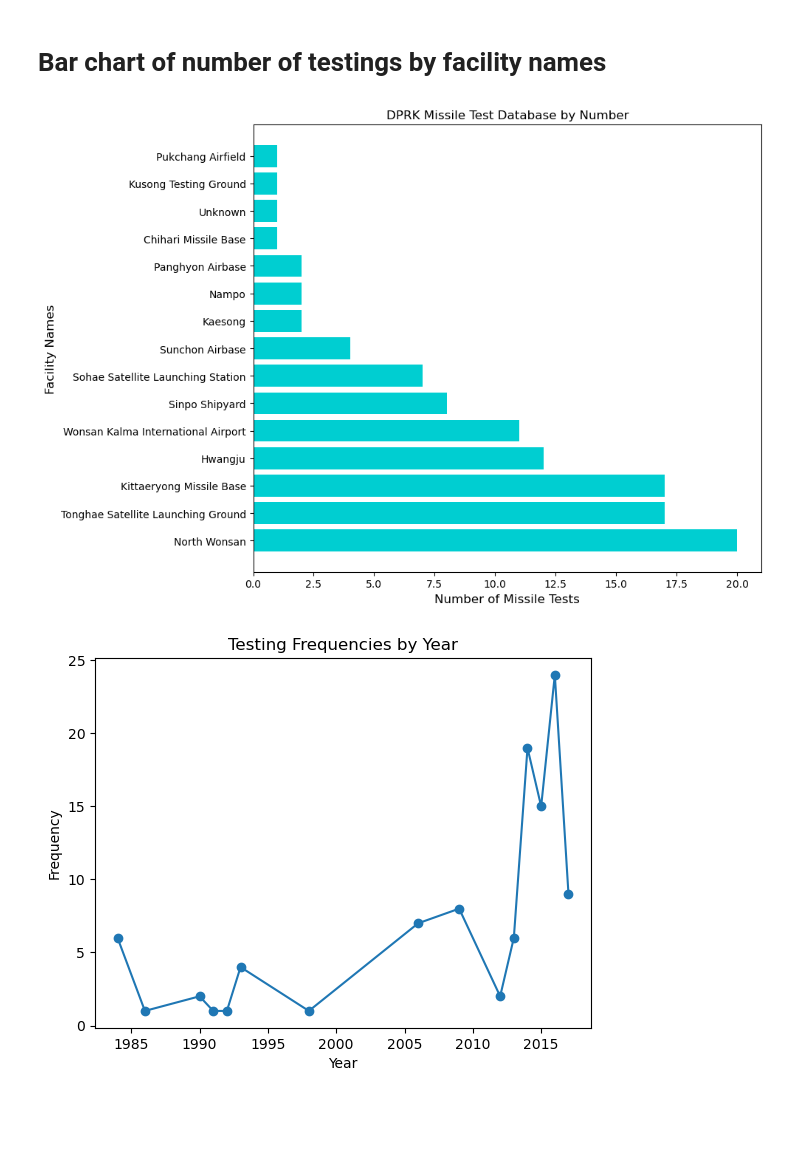
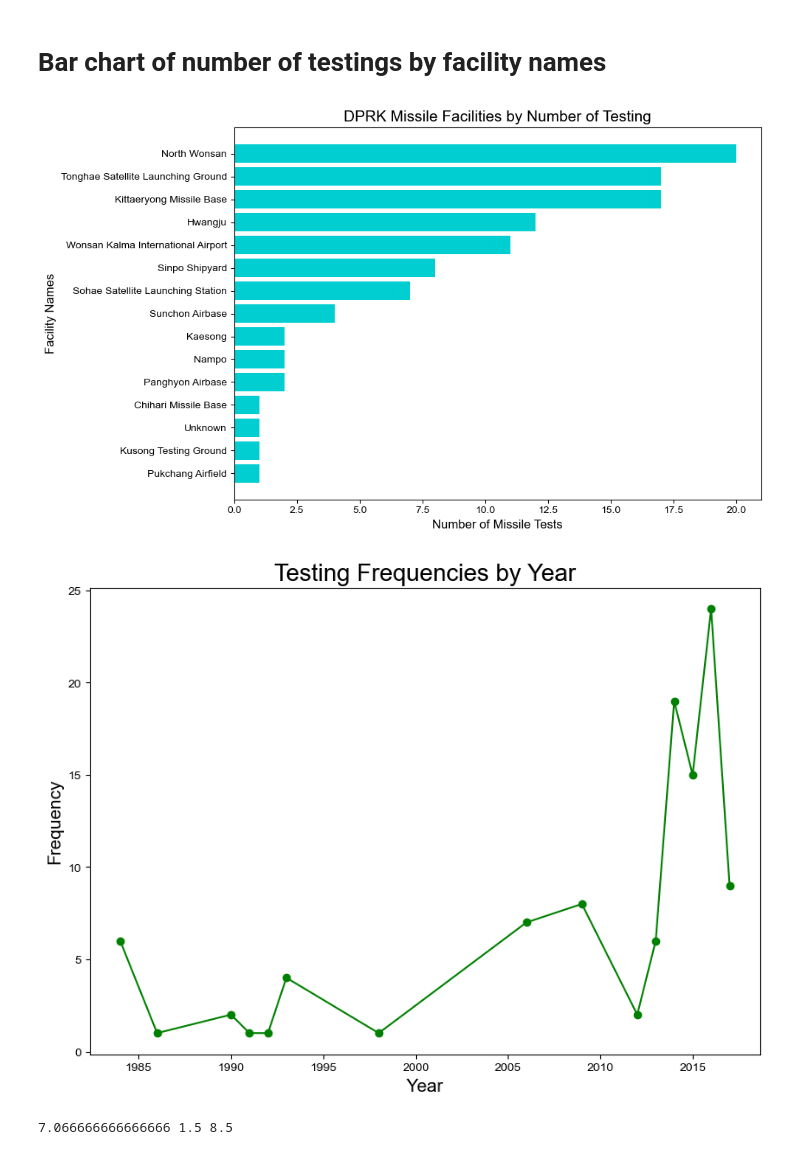
Before and after one commit to mesege1/dprk_missile_stats, a Jupyter notebook: nk_missiles.ipynb, the cells around one changed output. Cells and saved outputs as stored; diff of their text form; code cells hidden in the pictures; blank space fills up the shorter version.

```diff
--- a/nk_missiles.ipynb
+++ b/nk_missiles.ipynb
@@ -93,16 +80,21 @@ Name: Facility Name, dtype: int64
 # %% [markdown]
 # Bar chart of number of testings by facility names
 # %%
-plt.figure(figsize=(10, 7))
+facility_frequencies = missile_stats['Facility Name'].value_counts()
 
-plt.barh(facility_frequencies.index, facility_frequencies.values, color ='#00CED1')
+plt.figure(figsize=(10, 6))
+
+facility_names_reversed = facility_frequencies.index[::-1]
+facility_counts_reversed = facility_frequencies.values[::-1]
+
+plt.barh(facility_names_reversed, facility_counts_reversed, color ='#00CED1')
 # Adding labels and title
 plt.tick_params(axis='x', labelsize=10)
 plt.xlabel('Number of Missile Tests', size=12)
 plt.ylabel('Facility Names', size = 12)
-plt.title('DPRK Missile Test Database by Number')
+plt.title('DPRK Missile Facilities by Number of Testing', size = 15)
 plt.xticks(rotation=0)
 plt.tight_layout()
 plt.show()
 # %% [output]
-[figure, old version]
+[figure, new version]
@@ -112,13 +106,15 @@ missile_stats['Year'] = pd.to_datetime(missile_stats['Date']).dt.year
 yearly_frequencies = missile_stats['Year'].value_counts().sort_index()
 
 yearly_frequencies = yearly_frequencies.sort_index()
+plt.figure(figsize=(10, 7))
+plt.plot(yearly_frequencies.index, yearly_frequencies.values, marker='o', color="green")
+plt.tick_params(axis='x', labelsize=10)
 
-plt.plot(yearly_frequencies.index, yearly_frequencies.values, marker='o')
+plt.xlabel('Year', size = 15)
+plt.ylabel('Frequency', size = 15)
+plt.title('Testing Frequencies by Year', size = 20)
 
-plt.xlabel('Year')
-plt.ylabel('Frequency')
-plt.title('Testing Frequencies by Year')
-
+#plt.tight_layout()
 plt.show()
 # %% [output]
-[figure, old version]
+[figure, new version]
@@ -131,0 +121,8 @@ missile_stats['Frequencies'] = missile_stats['Facility Name'].map(facility_frequ
+# %%
+average = yearly_frequencies.mean()
+q1 = yearly_frequencies.quantile(0.25)
+q3 = yearly_frequencies.quantile(0.75)
+
+print(average, q1, q3)
+# %% [output]
+7.066666666666666 1.5 8.5
```
Also changed, not shown: parts of 9 cells of this notebook.
